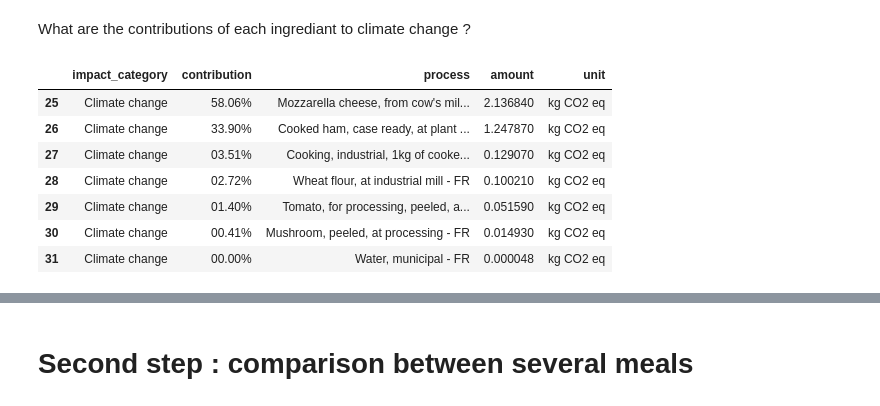
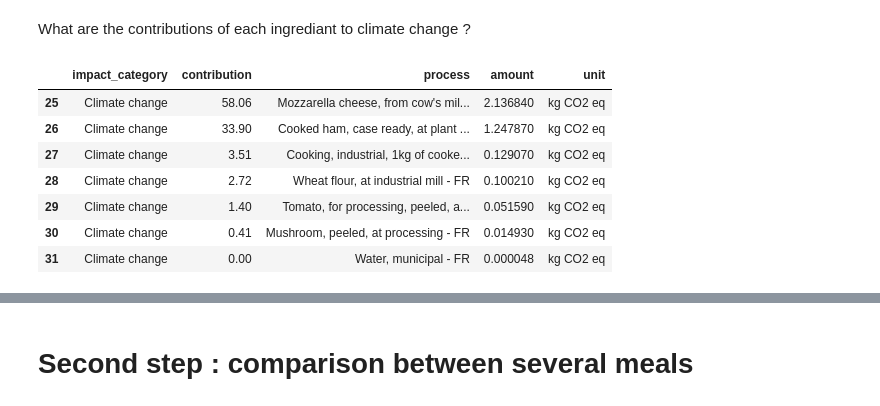
Before and after one commit to matthieu-str/ecolens, a Jupyter notebook: LCA_tool_example01.ipynb, the cells around one changed output, grey strips where cells are left out. Drawn from its saved outputs; the diff is of its cells as text; code cells hidden in the pictures.

```diff
--- a/LCA_tool_example01.ipynb
+++ b/LCA_tool_example01.ipynb
@@ -183,3 +183,6 @@ ingredients.head()
 | 2 | Human toxicity, non-cancer | 41.53% | Cooked ham, case ready, at plant ... | 3.706390e-08 | CTUh |
 | 3 | Human toxicity, non-cancer | 04.75% | Cooking, industrial, 1kg of cooke... | 4.235500e-09 | CTUh |
 | 4 | Human toxicity, non-cancer | 03.69% | Tomato, for processing, peeled, a... | 3.290810e-09 | CTUh |
+# %%
+ingredients['contribution'] = ingredients['contribution'].apply(lambda x: float(x.strip("%")))
+ingredients.contribution.dtype
@@ -186,5 +191,5 @@ ingredients.head()
 # %%
-ingredients_only = ingredients.drop(ingredients.loc[ingredients.contribution == '100.00%'].index)
+ingredients_only = ingredients.drop(ingredients.loc[ingredients.contribution == 100.00].index)
 ingredients_only.head()
 # %% [output]
 |  | impact_category | contribution | process | amount | unit |
@@ -208,13 +213,14 @@ list(ingredients_only.process.unique())
 # %% [markdown]
 What are the contributions of each ingrediant to climate change ?
 # %%
-ingredients_only[ingredients_only.impact_category == 'Climate change']
+ingredients_climate_change = ingredients_only[ingredients_only.impact_category == 'Climate change']
+ingredients_climate_change
 # %% [output]
 |  | impact_category | contribution | process | amount | unit |
-| 25 | Climate change | 58.06% | Mozzarella cheese, from cow's mil... | 2.136840 | kg CO2 eq |
-| 26 | Climate change | 33.90% | Cooked ham, case ready, at plant ... | 1.247870 | kg CO2 eq |
-| 27 | Climate change | 03.51% | Cooking, industrial, 1kg of cooke... | 0.129070 | kg CO2 eq |
-| 28 | Climate change | 02.72% | Wheat flour, at industrial mill - FR | 0.100210 | kg CO2 eq |
-| 29 | Climate change | 01.40% | Tomato, for processing, peeled, a... | 0.051590 | kg CO2 eq |
-| 30 | Climate change | 00.41% | Mushroom, peeled, at processing - FR | 0.014930 | kg CO2 eq |
-| 31 | Climate change | 00.00% | Water, municipal - FR | 0.000048 | kg CO2 eq |
+| 25 | Climate change | 58.06 | Mozzarella cheese, from cow's mil... | 2.136840 | kg CO2 eq |
+| 26 | Climate change | 33.90 | Cooked ham, case ready, at plant ... | 1.247870 | kg CO2 eq |
+| 27 | Climate change | 3.51 | Cooking, industrial, 1kg of cooke... | 0.129070 | kg CO2 eq |
+| 28 | Climate change | 2.72 | Wheat flour, at industrial mill - FR | 0.100210 | kg CO2 eq |
+| 29 | Climate change | 1.40 | Tomato, for processing, peeled, a... | 0.051590 | kg CO2 eq |
+| 30 | Climate change | 0.41 | Mushroom, peeled, at processing - FR | 0.014930 | kg CO2 eq |
+| 31 | Climate change | 0.00 | Water, municipal - FR | 0.000048 | kg CO2 eq |
```
Also changed, not shown: parts of 8 cells of this notebook.
